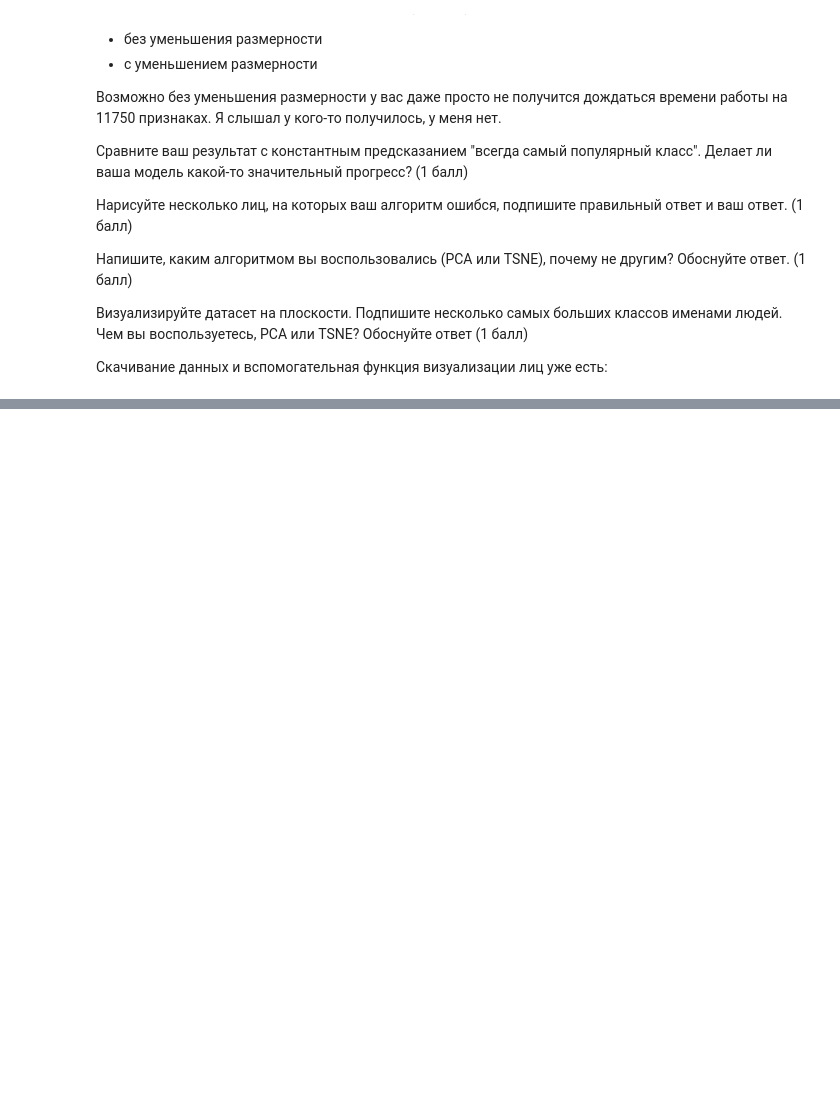
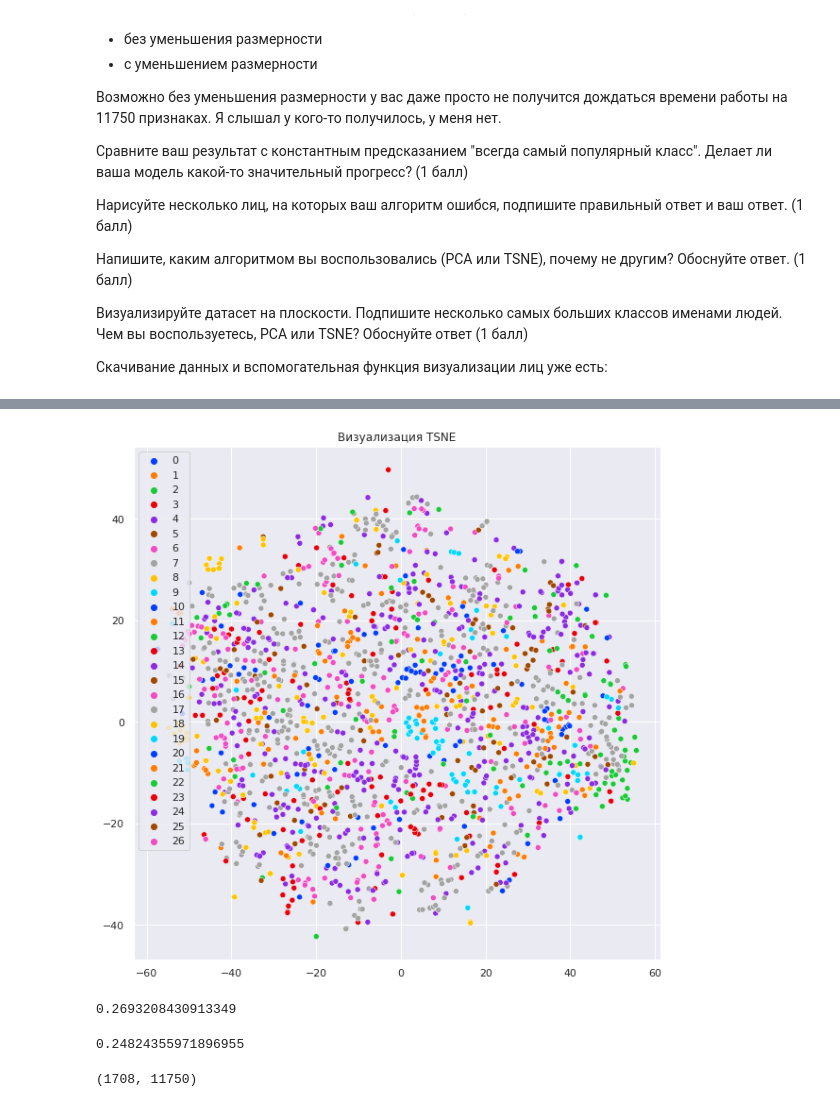
Before and after one commit to superAIyah/ML_Learn_Tinkoff, a Jupyter notebook: 6_unsupervised/Task 6.ipynb, the cells around one changed output, grey strips where cells are left out. Cells and saved outputs as stored; diff of their text form; code cells hidden in the pictures; blank space fills up the shorter version.

```diff
--- a/6_unsupervised/Task 6.ipynb
+++ b/6_unsupervised/Task 6.ipynb
@@ -229,0 +303,25 @@ plot_grid(range(10), nrows=2, ncols=5)# первые 10 лиц
+# %%
+tsne = TSNE(n_components=2, n_iter=1000000)
+X_tsne = tsne.fit_transform(X_train_std)
+# %%
+plt.figure(figsize=(10, 10))
+plt.title('Визуализация TSNE')
+sns.scatterplot(x=X_tsne[:, 0], y=X_tsne[:, 1], hue=y_train, cmap='gray', palette='bright');
+# %% [output]
+[figure, added]
+# %%
+model.fit(X_pca, y_train)
+X_test_pca = pca.transform(X_test_std) # making pca score
+print(accuracy_score(model.predict(X_test_pca), y_test))
+# %% [output]
+0.2693208430913349
+# %%
+model.fit(X_tsne, y_train)
+X_test_tsne = tsne.fit_transform(X_test_std)
+print(accuracy_score(model.predict(X_test_tsne), y_test))
+# %% [output]
+0.24824355971896955
+# %%
+print(X_train.shape)
+# %% [output]
+(1708, 11750)
```
Also changed, not shown: parts of 36 cells of this notebook.
